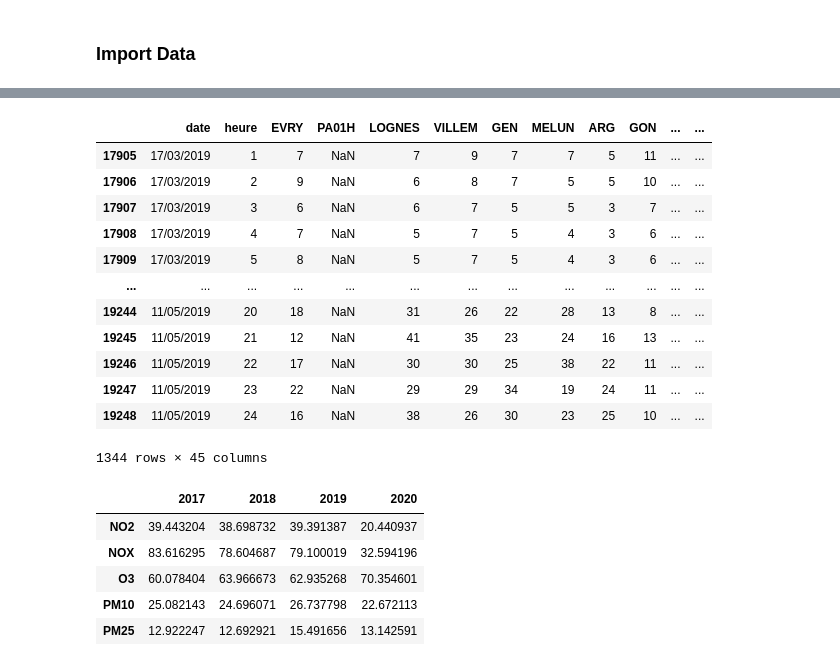
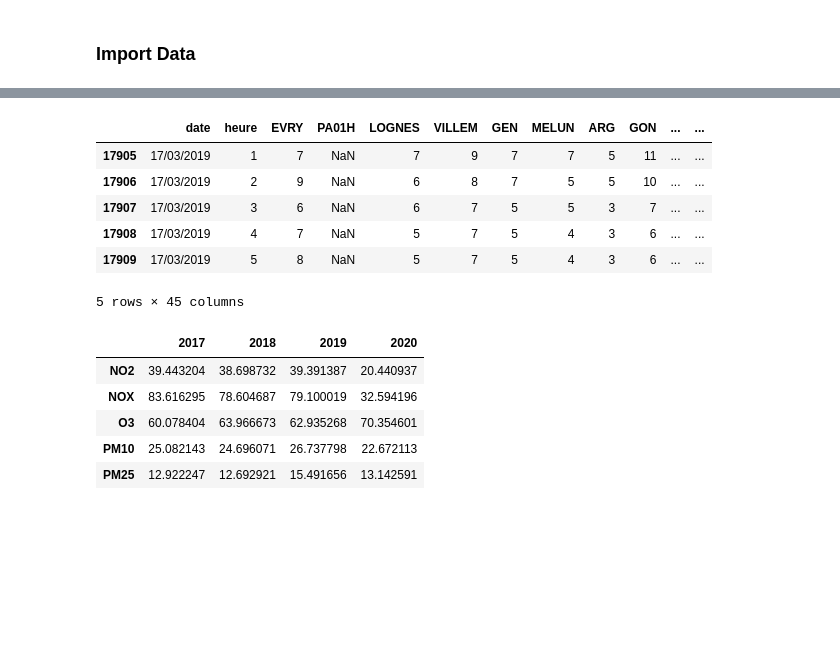
Before and after one commit to krusty-is-cool/AirQuality-Lockdown, a Jupyter notebook: AirQualityLockdown.ipynb, the cells around one changed output, grey strips where cells are left out. Saved outputs shown, nothing was run; the diff lists cells and outputs as text; code cells hidden in the pictures; blank space fills up the shorter version.

```diff
--- a/AirQualityLockdown.ipynb
+++ b/AirQualityLockdown.ipynb
@@ -80,12 +43,25 @@ def study_period(data):
+# %%
+def study_period(data, years):
+    allyears = []
+    for year in years:
+        start = data[(data["date"]==('17/03/'+str(year)))
+                  &(data["heure"]=='1')].index
+        end = data[(data["date"]==('11/05/'+str(year)))
+                  &(data["heure"]=='24')].index
+        data_extracted = data[(data.index.values >= start.values)
+                         &(data.index.values <= end.values)]
+        allyears.append(data_extracted)
+    return allyears
 # %%
+years = [2017, 2018, 2019, 2020]
 #NO2
-data_NO2_allyears = study_period(data_NO2)
+data_NO2_allyears = study_period(data_NO2, years)
 #NOX
-data_NOX_allyears = study_period(data_NOX)
+data_NOX_allyears = study_period(data_NOX, years)
 #O3
-data_O3_allyears = study_period(data_O3)
+data_O3_allyears = study_period(data_O3, years)
 #PM10
-data_PM10_allyears = study_period(data_PM10)
+data_PM10_allyears = study_period(data_PM10, years)
 #PM2.5
-data_PM25_allyears = study_period(data_PM25)
+data_PM25_allyears = study_period(data_PM25, years)
 # %% [markdown]
@@ -115,21 +91,15 @@ data_PM10_allyears = avr_calculation(data_PM10_allyears)
 #PM2.5
 data_PM25_allyears = avr_calculation(data_PM25_allyears)
 # %%
-data_NO2_allyears[2]
+data_NO2_allyears[2].head()
 # %% [output]
 |  | date | heure | EVRY | PA01H | LOGNES | VILLEM | GEN | MELUN | ARG | GON | ... | ... |
 | 17905 | 17/03/2019 | 1 | 7 | NaN | 7 | 9 | 7 | 7 | 5 | 11 | ... | ... |
 | 17906 | 17/03/2019 | 2 | 9 | NaN | 6 | 8 | 7 | 5 | 5 | 10 | ... | ... |
 | 17907 | 17/03/2019 | 3 | 6 | NaN | 6 | 7 | 5 | 5 | 3 | 7 | ... | ... |
 | 17908 | 17/03/2019 | 4 | 7 | NaN | 5 | 7 | 5 | 4 | 3 | 6 | ... | ... |
 | 17909 | 17/03/2019 | 5 | 8 | NaN | 5 | 7 | 5 | 4 | 3 | 6 | ... | ... |
-| ... | ... | ... | ... | ... | ... | ... | ... | ... | ... | ... | ... | ... |
-| 19244 | 11/05/2019 | 20 | 18 | NaN | 31 | 26 | 22 | 28 | 13 | 8 | ... | ... |
-| 19245 | 11/05/2019 | 21 | 12 | NaN | 41 | 35 | 23 | 24 | 16 | 13 | ... | ... |
-| 19246 | 11/05/2019 | 22 | 17 | NaN | 30 | 30 | 25 | 38 | 22 | 11 | ... | ... |
-| 19247 | 11/05/2019 | 23 | 22 | NaN | 29 | 29 | 34 | 19 | 24 | 11 | ... | ... |
-| 19248 | 11/05/2019 | 24 | 16 | NaN | 38 | 26 | 30 | 23 | 25 | 10 | ... | ... |
-1344 rows × 45 columns
+5 rows × 45 columns
 # %%
 def daily_maximum(data):
     allyears = []
```
Also changed, not shown: parts of 16 cells of this notebook.
